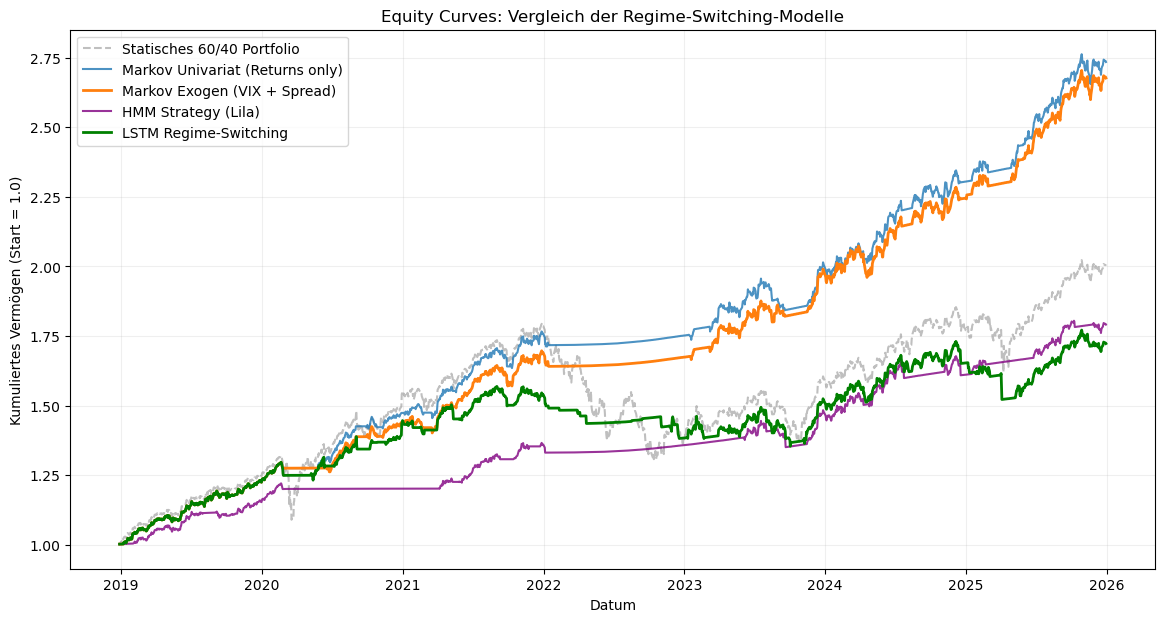
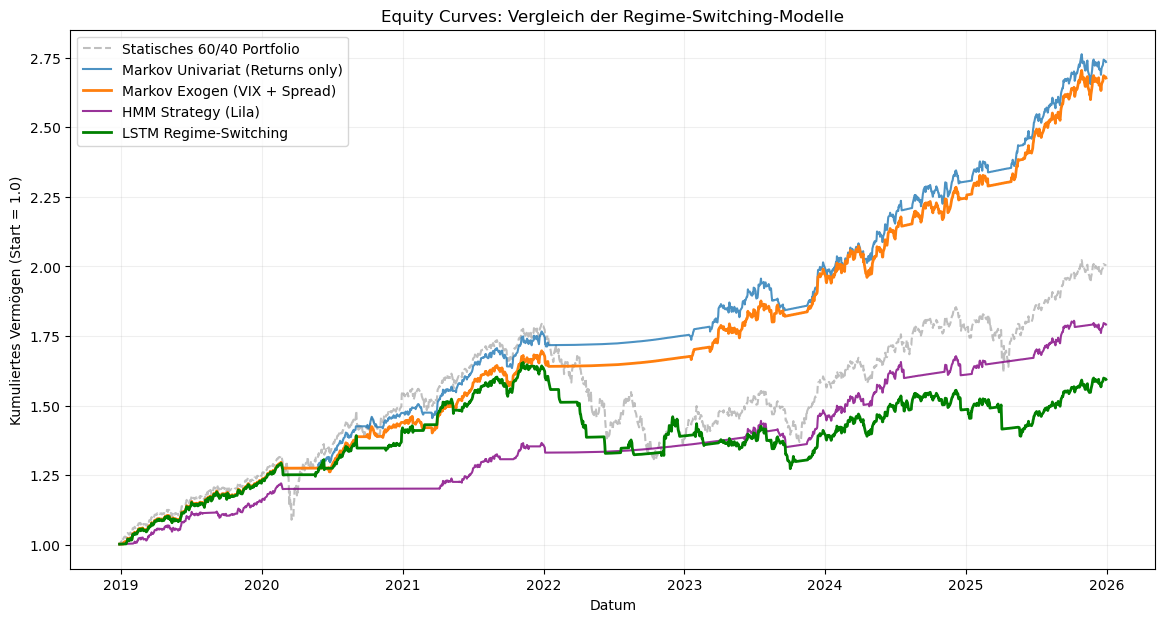
Code edit (unified diff) that turned the first committed figure into the second:
--- before
+++ after
@@ -54,4 +54,6 @@
 plt.legend(loc='upper left')
 plt.grid(True, alpha=0.2)
+# Equity Curve persistieren
+plt.savefig('../assets/equity_curves.png', dpi=300, bbox_inches='tight')
 plt.show()
 

Commit: Update README.md